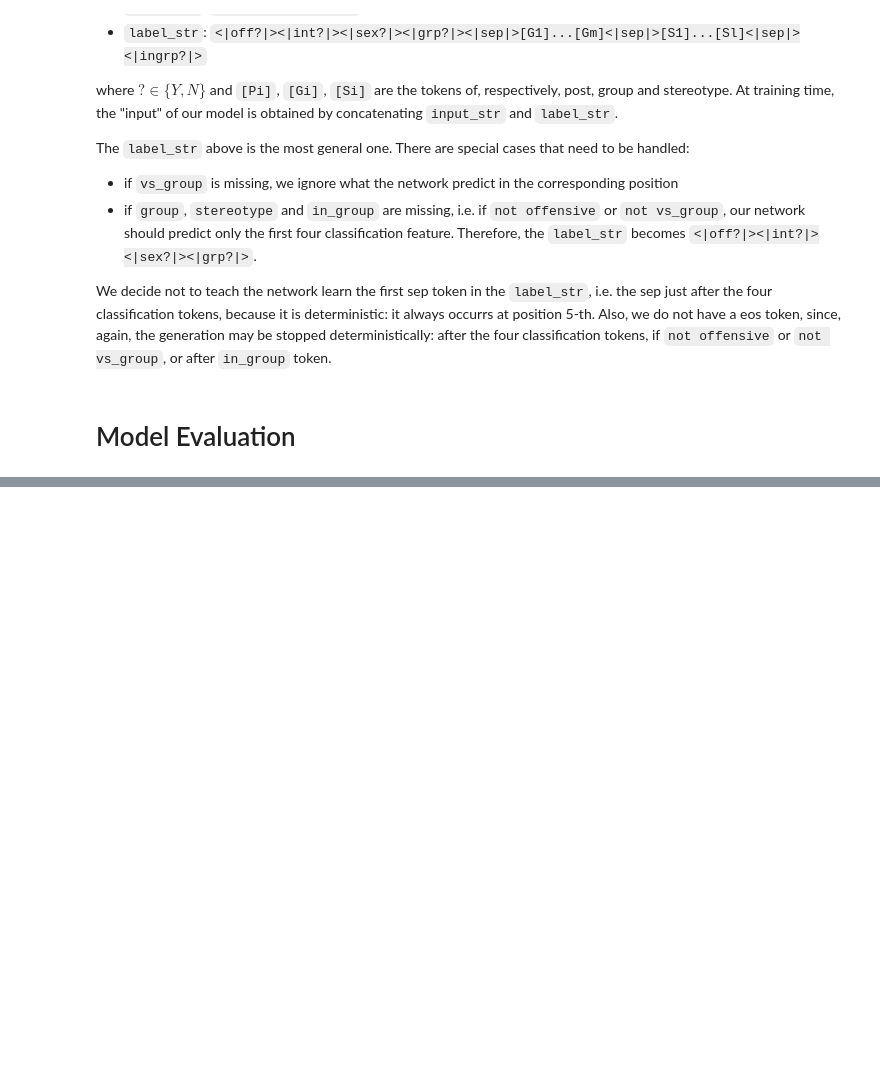
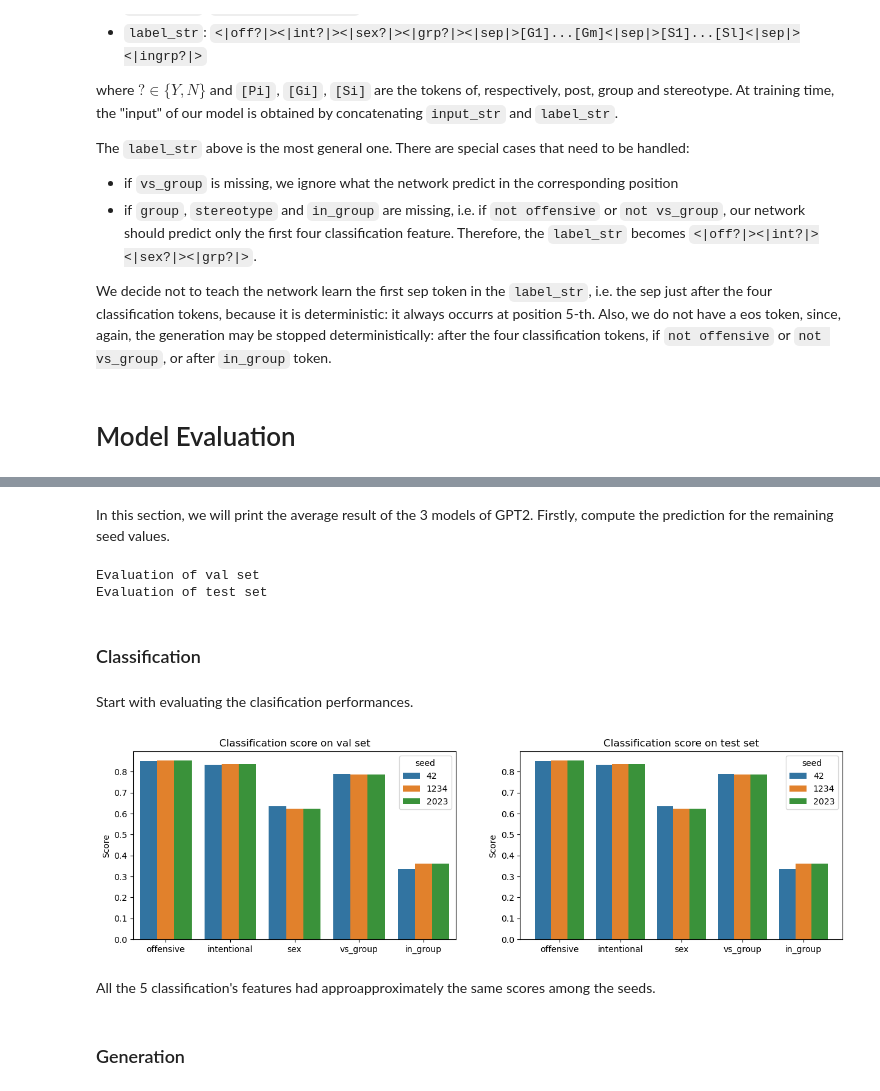
Before and after one commit to matteoperiani2/social_bias_framework, a Jupyter notebook: notebook.ipynb, the cells around one changed output, grey strips where cells are left out. Drawn from its saved outputs; the diff is of its cells as text; code cells hidden in the pictures; blank space fills up the shorter version.

```diff
--- a/notebook.ipynb
+++ b/notebook.ipynb
@@ -1493,12 +1492,12 @@ To enable the following instructions: AVX2 FMA, in other operations, rebuild Ten
 # %%
-data = gpt2_helper.get_data('val', aggregated=True)
+data = gpt2_helper.get_data(split, aggregated=True)
 checkpoints = ['checkpoint_42', 'checkpoint_42_no_weight']
 for ckpt_name in checkpoints:
     print(f'Evaluating seed: {ckpt_name}')
     ckpt_path = os.path.join(config.data.checkpoints, ckpt_name+'.pt')
     model.load_state_dict(torch.load(ckpt_path))
     predictions = generate_predictions(data, model, tokenizer, collator, config)
-    save_path = os.path.join(config.data.predictions, ckpt_name)
+    save_path = os.path.join(config.data.predictions, split, ckpt_name)
     predictions.save_to_disk(save_path)
 
 del predictions
@@ -1634,0 +1570,48 @@ black people
+# %% [markdown]
+In this section, we will print the average result of the 3 models of GPT2. Firstly, compute the prediction for the remaining seed values.
+# %%
+data = gpt2_helper.get_data(split, aggregated=True)
+checkpoints = ['checkpoint_42', 'checkpoint_1234', 'checkpoint_2023']
+for split in ['val', 'test']:
+    print(f'Evaluation of {split} set')
+    for ckpt_name in checkpoints:
+        save_path = os.path.join(config.data.predictions, split, ckpt_name)
+        if not os.path.isdir(save_path):
+            print(f' - Evaluating seed: {ckpt_name}')
+            ckpt_path = os.path.join(config.data.checkpoints, ckpt_name+'.pt')
+            model.load_state_dict(torch.load(ckpt_path))
+            predictions = generate_predictions(data, model, tokenizer, collator, config)
+            predictions.save_to_disk(save_path)
+
+predictions = {}
+for split in ['val', 'test']:
+    preds = []
+    for chkpt in checkpoints:
+        preds.append(datasets.load_from_disk(os.path.join(config.data.predictions, split, chkpt)))
+    predictions[split] = preds
+# %% [output]
+Evaluation of val set
+Evaluation of test set
+# %% [markdown]
+### Classification
+# %% [markdown]
+Start with evaluating the clasification performances.
+# %%
+results = {}
+for split in ['val', 'test']:
+    split_res = {}
+    for preds,ckpt in zip(predictions[split], checkpoints):
+        cls_labels = np.asarray(preds['labels']).T
+        cls_preds = np.asarray(preds['cls_preds']).T
+
+        res = evaluate_classification(cls_labels, cls_preds, config.classification_columns)
+        split_res[ckpt.split("_")[-1]] = res
+    results[split] = split_res
+# %%
+plot_classification_results(results)
+# %% [output]
+[figure, added]
+# %% [markdown]
+All the 5 classification's features had approapproximately the same scores among the seeds.
+# %% [markdown]
+### Generation
```
Also changed, not shown: parts of 18 cells of this notebook, 3 other files.
